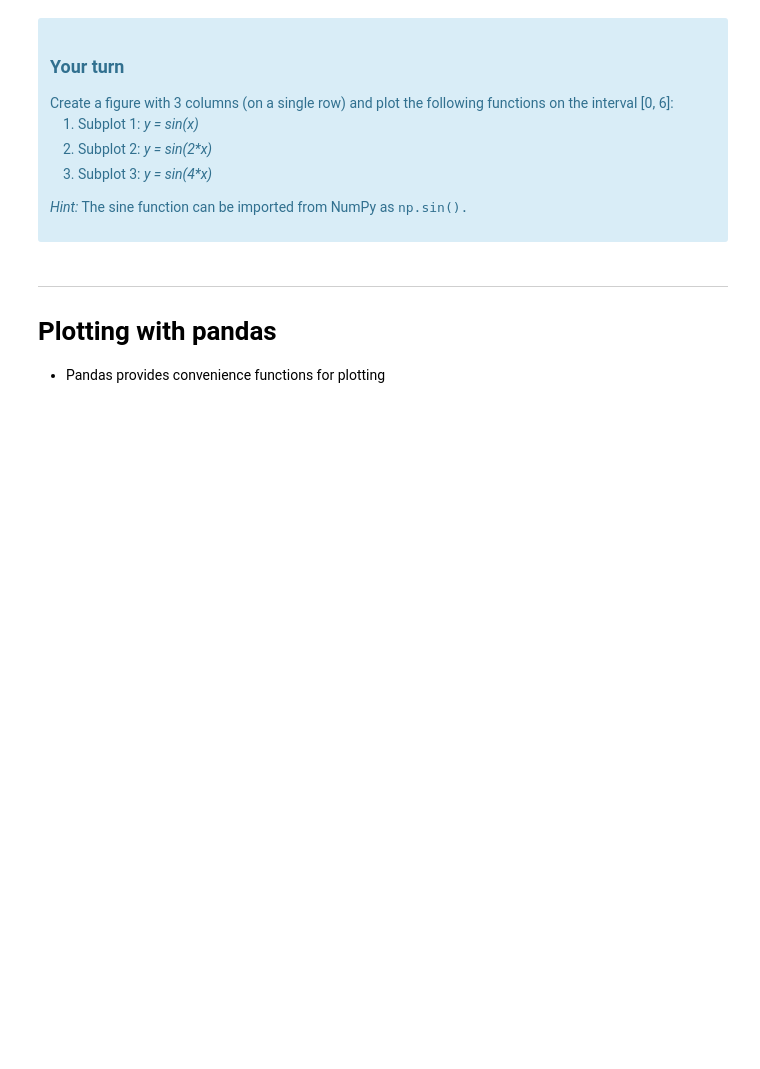
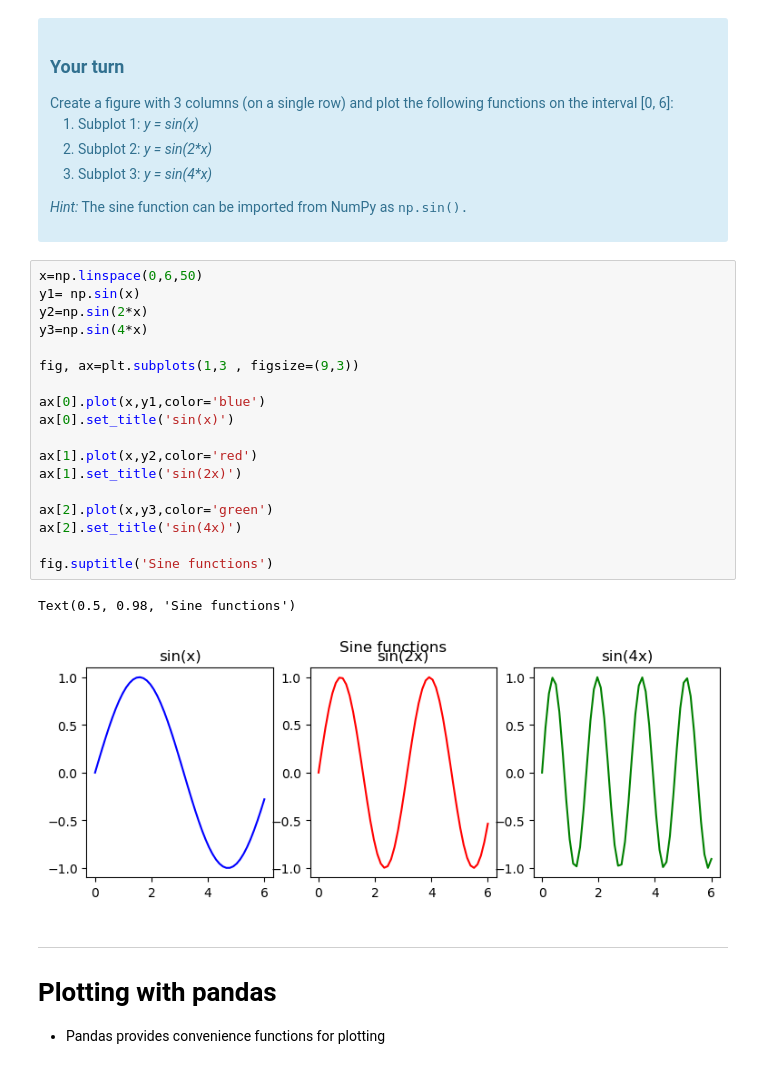
Before and after one commit to Vanya-n/TECH2-H25, a Jupyter notebook: lectures/lecture3/lecture3-template VN.ipynb, the cells around one changed output. Saved outputs shown, nothing was run; the diff lists cells and outputs as text; blank space fills up the shorter version.

```diff
--- a/lectures/lecture3/lecture3-template VN.ipynb
+++ b/lectures/lecture3/lecture3-template VN.ipynb
@@ -470,6 +473,27 @@ on the interval [0, 6]:
 
 <i>Hint:</i> The sine function can be imported from NumPy as <TT>np.sin()</T>.
 </div>
+# %%
+x=np.linspace(0,6,50)
+y1= np.sin(x)
+y2=np.sin(2*x)
+y3=np.sin(4*x)
+
+fig, ax=plt.subplots(1,3 , figsize=(9,3))
+
+ax[0].plot(x,y1,color='blue')
+ax[0].set_title('sin(x)')
+
+ax[1].plot(x,y2,color='red')
+ax[1].set_title('sin(2x)')
+
+ax[2].plot(x,y3,color='green')
+ax[2].set_title('sin(4x)')
+
+fig.suptitle('Sine functions')
+# %% [output]
+Text(0.5, 0.98, 'Sine functions')
+[figure, added]
 # %% [markdown]
 ***
 # Plotting with pandas
```
Also changed, not shown: parts of 7 cells of this notebook.
